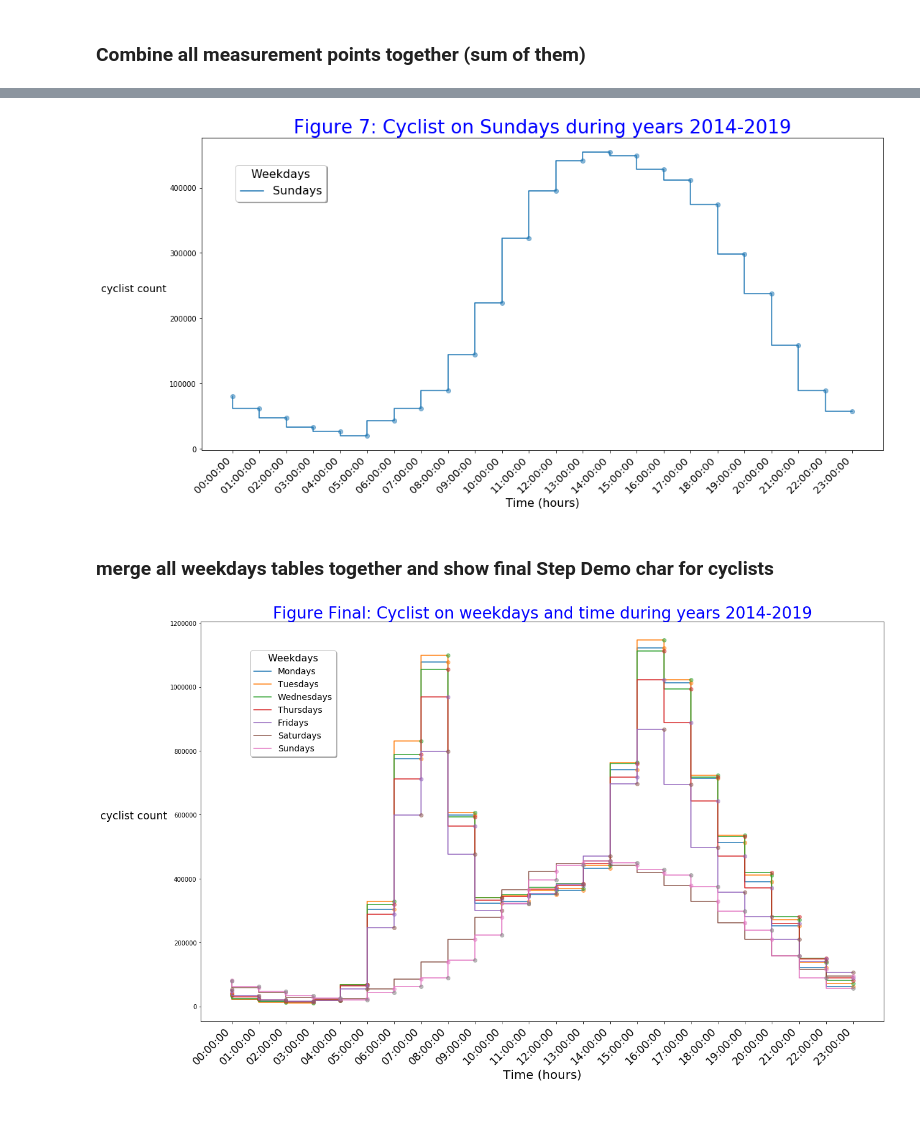
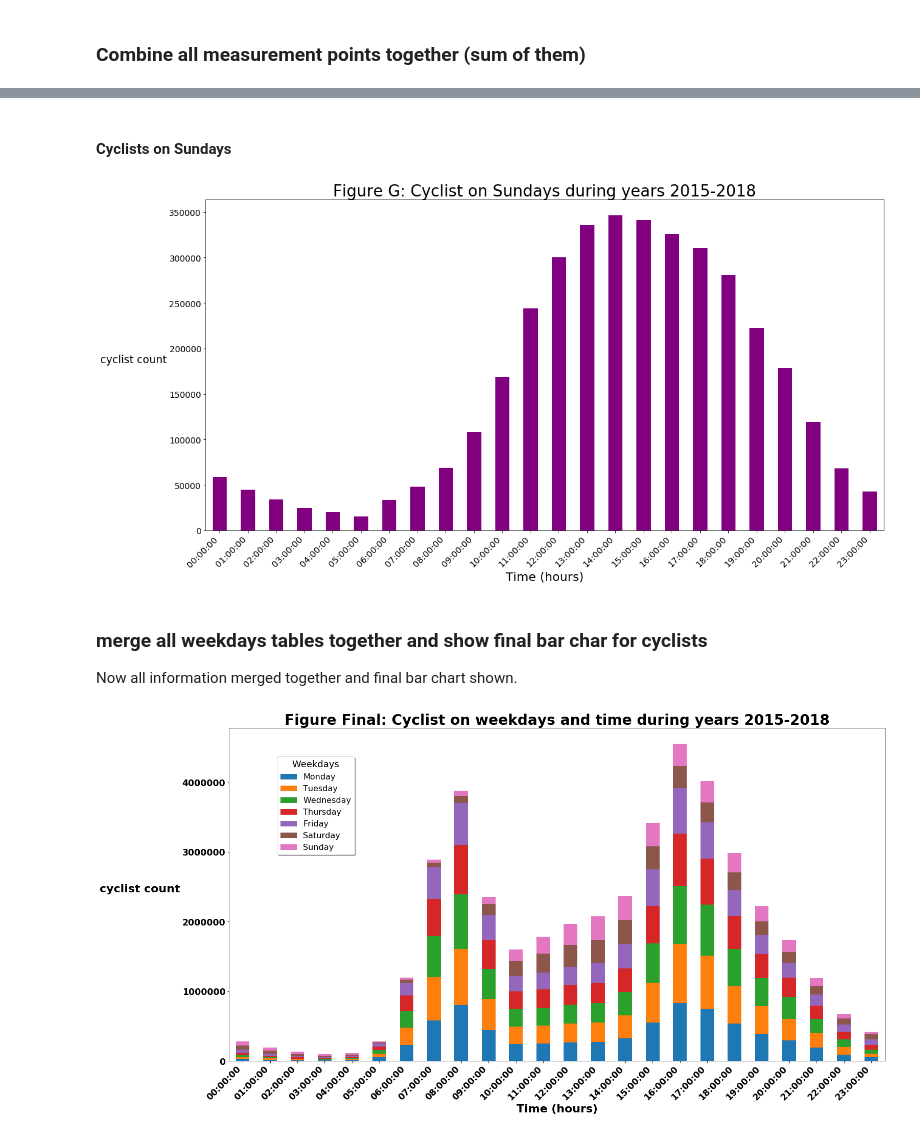
Before and after one commit to srenoes/ShortCut-HSL-group-work, a Jupyter notebook: Katariina/Final_Project_Cyclists_by_Katariina.ipynb, the cells around one changed output, grey strips where cells are left out. Drawn from its saved outputs; the diff is of its cells as text; code cells hidden in the pictures.

```diff
--- a/Katariina/Final_Project_Cyclists_by_Katariina.ipynb
+++ b/Katariina/Final_Project_Cyclists_by_Katariina.ipynb
@@ -352,14 +343,14 @@ Read CSV file into DataFrame from shared GitHub repository
 #
 # Read CSV file into DataFrame from shared GitHub repository
 #
-# Hki_bikers = pd.read_csv('HelsinkiBikers_cleanDataset.csv') -- for testing
-# Vantaa_bikers = pd.read_csv('VantaaBikers_cleanDataset.csv') -- for testing
-# Espoo_bikers = pd.read_csv('EspooBikers_cleanDataset.csv') -- for testing
+# Hki_bikers = pd.read_csv('HelsinkiBikers_cleanDataset.csv') -- for testing purposes
+# Vantaa_bikers = pd.read_csv('VantaaBikers_cleanDataset.csv') -- for testing purposes
+# Espoo_bikers = pd.read_csv('EspooBikers_cleanDataset.csv') -- for testing purposes
 
 HKI_url = 'https://raw.githubusercontent.com/srenoes/ShortCut-HSL-group-work/master/Katariina/HelsinkiBikers_cleanDataset.csv'
 Vantaa_url = 'https://raw.githubusercontent.com/srenoes/ShortCut-HSL-group-work/master/Katariina/VantaaBikers_cleanDataset.csv'
 Espoo_url = 'https://raw.githubusercontent.com/srenoes/ShortCut-HSL-group-work/master/Katariina/EspooBikers_cleanDataset.csv'
 
-Hki_bikers = pd.read_csv(HKI_url)
-Vantaa_bikers = pd.read_csv(Vantaa_url)
-Espoo_bikers = pd.read_csv(Espoo_url)
+Hki_bikers_all = pd.read_csv(HKI_url)
+Vantaa_bikers_all = pd.read_csv(Vantaa_url)
+Espoo_bikers_all = pd.read_csv(Espoo_url)
@@ -689,3 +858,5 @@ plt.show()
+# %% [markdown]
+#### Cyclists on Sundays
 # %%
 #
 # Merge Sundays together
@@ -696,21 +867,22 @@ Sundays_total = pd.concat([Sun_days_H_gb, Sun_days_V_gb, Sun_days_E_gb], axis=1)
 #
 Sundays_total = Sundays_total.sum(axis=1)
 #
-# Do Step Demo chart from cyclist on Sundays
+# Do bar plot from all cyclists, this plot is for PowerrPoint presentation
 #
-plt.figure(figsize=(17, 8))
-plt.step(Sundays_total.index, Sundays_total, label='Sundays')
-plt.plot(Sundays_total.index, Sundays_total, 'C0o', alpha=0.5)
-plt.title('Figure 7: Cyclist on Sundays during years 2014-2019', fontsize=26, c='blue')
-plt.legend(title='Weekdays', title_fontsize=16, bbox_to_anchor=(0.20, 0.95), borderaxespad=1.0, fontsize=16, shadow=True, columnspacing=4.0, fancybox =True)
-plt.ylabel('cyclist count', rotation=0, fontsize='x-large', horizontalalignment='right')
-plt.xlabel('Time (hours)', rotation=0, fontsize=16)
-plt.xticks(Sundays_total.index, rotation=45, horizontalalignment='right', fontsize='x-large')
+Sundays_total.plot(kind='bar', stacked=True, figsize=(20,10),rot=0,fontsize=14,color='purple');
+plt.title('Figure G: Cyclist on Sundays during years 2015-2018', fontsize=26, c='black')
+plt.ylabel('cyclist count', rotation=0, fontsize='xx-large', horizontalalignment='right')
+plt.xlabel('Time (hours)', rotation=0, fontsize=20)
+y_pos = np.arange(len(Sundays_total.index))
+plt.xticks(y_pos, Sundays_total.index, rotation=45, horizontalalignment='right', fontsize='x-large')
+# show plotting
 plt.show()
 # %% [output]
-[figure, old version]
+[figure, new version]
 # %% [markdown]
-### merge all weekdays tables together and show final Step Demo char for cyclists
+### merge all weekdays tables together and show final bar char for cyclists
+
+Now all information merged together and final bar chart shown.
 # %%
 #
 # Release index so that tables can be merger together
@@ -734,63 +906,40 @@ Saturdays_total = Saturdays_total.rename({0: 'Saturday'}, axis=1)
 Sundays_total = Sundays_total.rename({0: 'Sunday'}, axis=1)
 #
 # Merge Mondays and Tuesdays and create Week_Total DateFrame
 #
 Week_Total = pd.merge(Mondays_total, Tuesdays_total, how='left', on=['Time'])
 #
 # Merge Wednesdays to Week_Total
 #
 Week_Total = pd.merge(Week_Total, Wednesdays_total, how='left', on=['Time'])
 #
 # Merge Thursdays to Week_Total
 #
 Week_Total = pd.merge(Week_Total, Thursdays_total, how='left', on=['Time'])
 #
 # Merge Fridays to Week_Total
 #
 Week_Total = pd.merge(Week_Total, Fridays_total, how='left', on=['Time'])
 #
 # Merge Saturdays to Week_Total
 #
 Week_Total = pd.merge(Week_Total, Saturdays_total, how='left', on=['Time'])
 #
 # Merge Sundays to final Week_Total
 #
 Week_Total = pd.merge(Week_Total, Sundays_total, how='left', on=['Time'])
 #
-# Do Step Demo chart from all cyclist
+# Do bar plot from all cyclists
 #
-plt.figure(figsize=(20, 12))
-# Monday
-plt.step(Week_Total.Time, Week_Total.Monday, label='Mondays')
-plt.plot(Week_Total.Time, Week_Total.Monday, 'C1o', alpha=0.5)
-# Tuesday
-plt.step(Week_Total.Time, Week_Total.Tuesday, label='Tuesdays')
-plt.plot(Week_Total.Time, Week_Total.Tuesday, 'C2o', alpha=0.5)
-# Wednesday
-plt.step(Week_Total.Time, Week_Total.Wednesday, label='Wednesdays')
-plt.plot(Week_Total.Time, Week_Total.Wednesday, 'C3o', alpha=0.5)
-# Thursday
-plt.step(Week_Total.Time, Week_Total.Thursday, label='Thursdays')
-plt.plot(Week_Total.Time, Week_Total.Thursday, 'C4o', alpha=0.5)
-# Friday
-plt.step(Week_Total.Time, Week_Total.Friday, label='Fridays')
-plt.plot(Week_Total.Time, Week_Total.Friday, 'C5o', alpha=0.5)
-# Saturday
-plt.step(Week_Total.Time, Week_Total.Saturday, label='Saturdays')
-plt.plot(Week_Total.Time, Week_Total.Saturday, 'C6o', alpha=0.5)
-# Sunday
-plt.step(Week_Total.Time, Week_Total.Sunday, label='Sundays')
-plt.plot(Week_Total.Time, Week_Total.Sunday, 'C7o', alpha=0.5)
-
-plt.title('Figure Final: Cyclist on weekdays and time during years 2014-2019', fontsize=26, c='blue')
-plt.legend(title='Weekdays', title_fontsize=16, bbox_to_anchor=(0.21, 0.95), borderaxespad=1.0, fontsize=14, shadow=True, columnspacing=4.0, fancybox =True)
-plt.ylabel('cyclist count', rotation=0, fontsize='xx-large', horizontalalignment='right')
-plt.xlabel('Time (hours)', rotation=0, fontsize=20)
-plt.xticks(Week_Total.Time, rotation=45, horizontalalignment='right', fontsize='xx-large')
-
+Week_Total.plot(kind='bar', stacked=True, figsize=(23,12),rot=0,fontsize=14);
+plt.title('Figure Final: Cyclist on weekdays and time during years 2015-2018', fontsize=28, c='black',weight='semibold')
+plt.legend(title='Weekdays', title_fontsize=18, bbox_to_anchor=(0.21, 0.95), borderaxespad=1.5, fontsize=16, shadow=True, columnspacing=4.5, fancybox =True)
+plt.ylabel('cyclist count', rotation=0, fontsize=22, horizontalalignment='right',weight='semibold')
+plt.xlabel('Time (hours)', rotation=0, fontsize=22,weight='semibold')
+y_pos = np.arange(len(Week_Total.Time))
+plt.xticks(y_pos, Week_Total.Time, rotation=45, horizontalalignment='right', fontsize='xx-large',weight='semibold')
+plt.yticks(fontsize='xx-large',weight='semibold')
 # show plotting
 plt.show()
-
-# plt.savefig('HKIbikers2014_2019.png')   <--- for some reason this is not working, print out is empty
 # %% [output]
-[figure, old version]
+[figure, new version]
```
Also changed, not shown: parts of 57 cells of this notebook.
